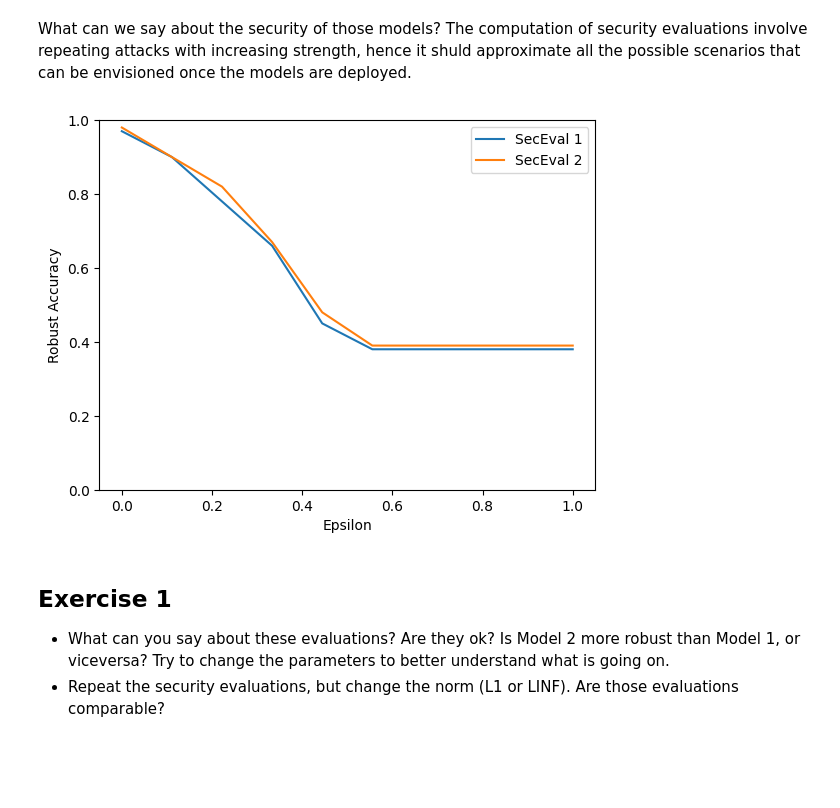
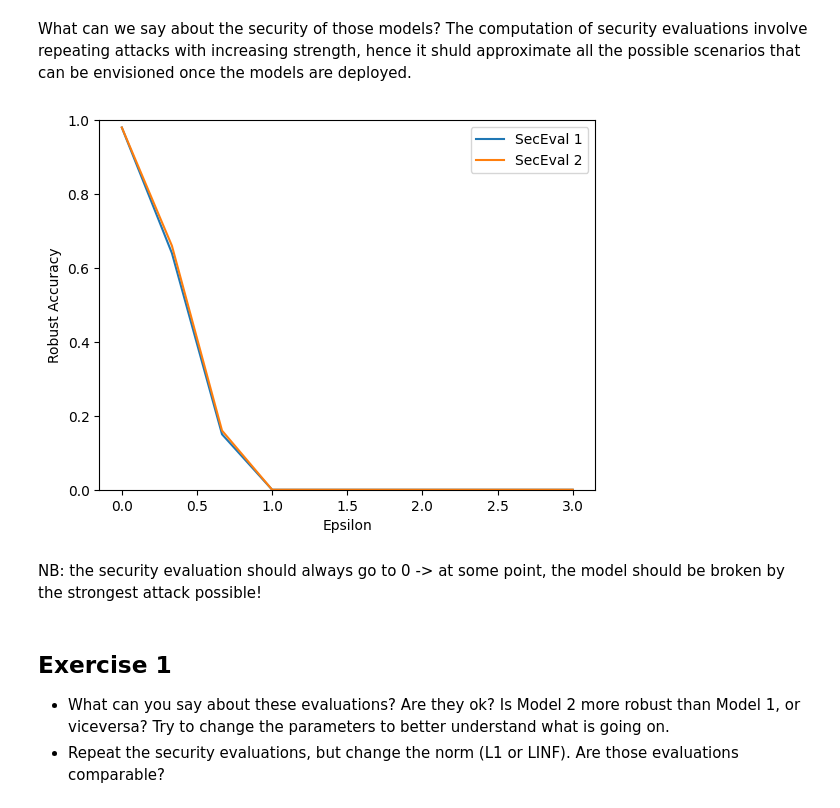
Before and after one commit to mrtelisa/Trustworthy_lab, a Jupyter notebook: 03-SecurityEvaluations.ipynb, the cells around one changed output. Drawn from its saved outputs; the diff is of its cells as text; code cells hidden in the pictures; blank space fills up the shorter version.

```diff
--- a/03-SecurityEvaluations.ipynb
+++ b/03-SecurityEvaluations.ipynb
@@ -349,7 +349,7 @@ from secmlt.adv.evasion.pgd import PGD
 from secmlt.adv.backends import Backends
 from secmlt.adv.evasion.perturbation_models import LpPerturbationModels
 
-def security_evaluation(model, dataloader, epsilons, iterations=50, stepsize=1e-2):
+def security_evaluation(model, dataloader, epsilons, iterations=50, stepsize=1e-1):
     sec_eval_data = []
     for e in epsilons:
         attack = PGD(
@@ -366,19 +366,21 @@ def security_evaluation(model, dataloader, epsilons, iterations=50, stepsize=1e-
         sec_eval_data.append(robust_accuracy)
     return sec_eval_data
 # %%
-epsilons=np.linspace(0, 1, 10)
-sec_eval_model1 = security_evaluation(secmlt_model, ts_dataloader, epsilons=epsilons)
-sec_eval_model2 = security_evaluation(secmlt_model2, ts_dataloader, epsilons=epsilons)
+epsilons=np.linspace(0, 3, 10)
+sec_eval_model1 = security_evaluation(secmlt_model, ts_dataloader, epsilons=epsilons, iterations = 100)
+sec_eval_model2 = security_evaluation(secmlt_model2, ts_dataloader, epsilons=epsilons, iterations = 100)
 
 plt.plot(epsilons, sec_eval_model1, label='SecEval 1')
 plt.plot(epsilons, sec_eval_model2, label='SecEval 2')
 plt.xlabel('Epsilon')
 plt.ylabel('Robust Accuracy')
 plt.ylim(0, 1)
 plt.legend()
 plt.show()
 # %% [output]
-[figure, old version]
+[figure, new version]
+# %% [markdown]
+NB: the security evaluation should always go to 0 -> at some point, the model should be broken by the strongest attack possible!
 # %% [markdown]
 ## Exercise 1
 * What can you say about these evaluations? Are they ok? Is Model 2 more robust than Model 1, or viceversa? Try to change the parameters to better understand what is going on.
```
Also changed, not shown: parts of 12 cells of this notebook.
